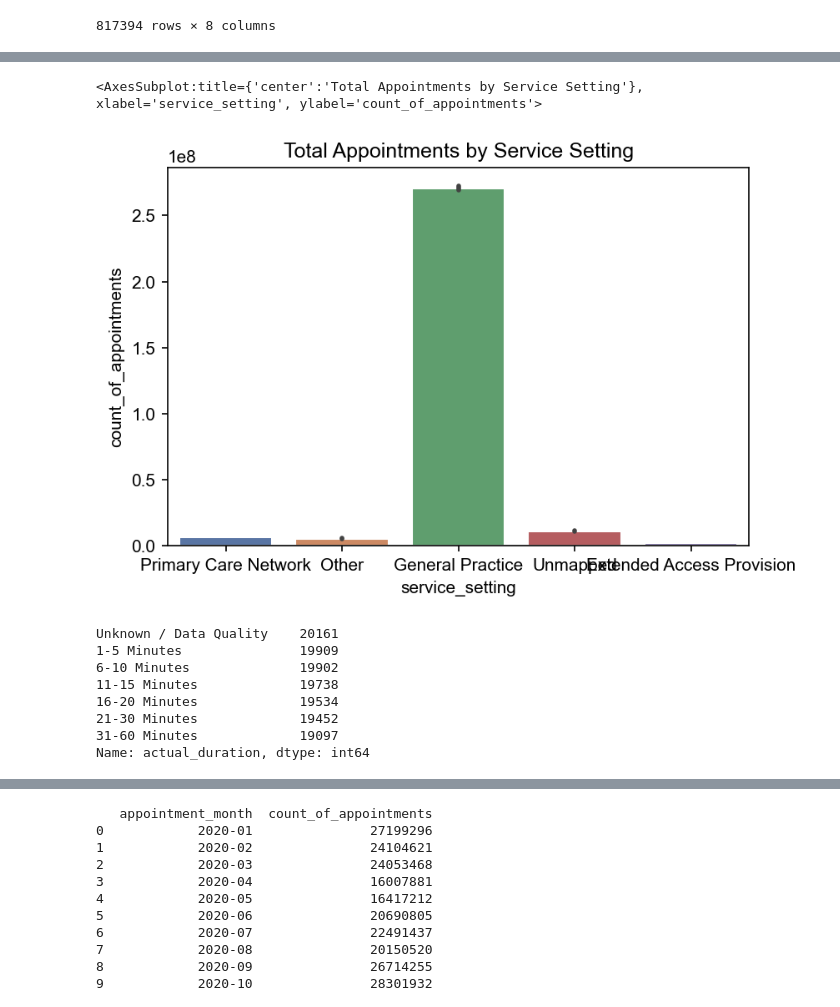
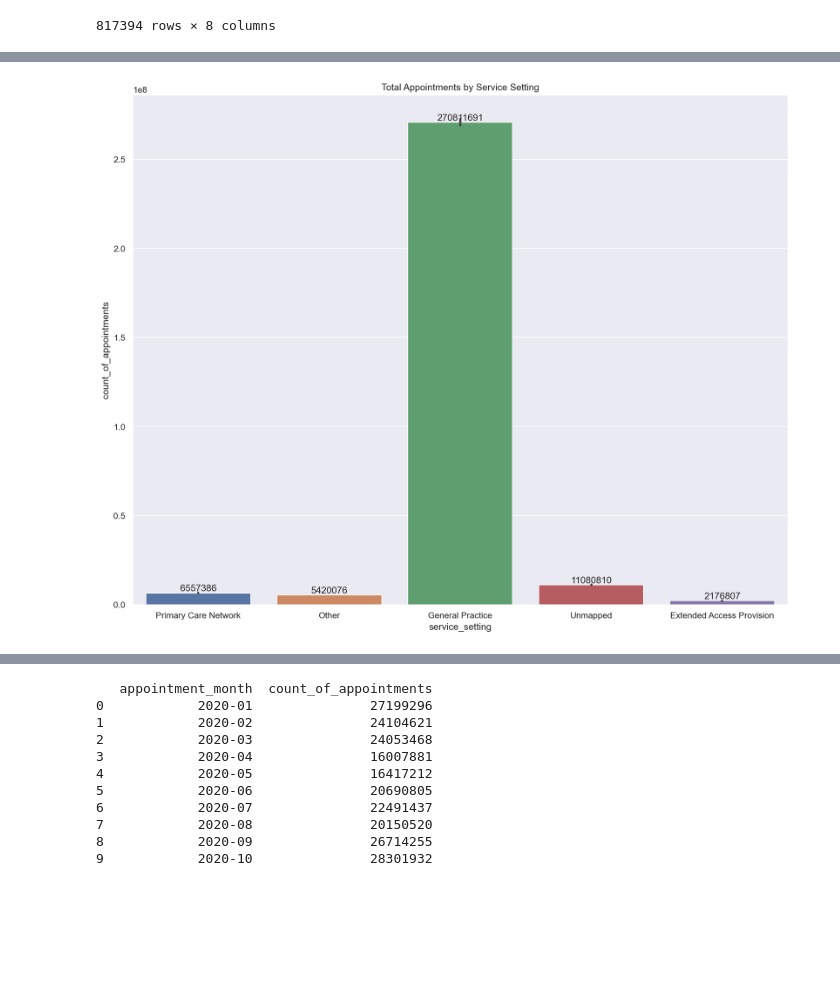
Before and after one commit to ClaireLLawrence/Lawrence_Claire_DA201_Assignment, a Jupyter notebook: Lawrence_Claire_DA201_Assignment_Notebook.ipynb, the cells around one changed output, grey strips where cells are left out. Cells and saved outputs as stored; diff of their text form; code cells hidden in the pictures; blank space fills up the shorter version.

```diff
--- a/Lawrence_Claire_DA201_Assignment_Notebook.ipynb
+++ b/Lawrence_Claire_DA201_Assignment_Notebook.ipynb
@@ -505,0 +435,13 @@ print(setting_apps)
+# %%
+fig, ax = plt.subplots(dpi=150)
+
+sns.set(rc = {'figure.figsize':(12, 15)})
+ax.set_title("Locations with Highest Number of Appointments by Month")
+ax.set_xlabel("Location Name")
+ax.set_ylabel("Total Appointments")
+plt.xticks(rotation=90)
+
+sns.barplot(x='sub_icb_location_name', y='count_of_appointments', estimator=sum, data=most_apps_chart)
+
+for bars in ax.containers:
+    ax.bar_label(bars, fmt='%.0f')
@@ -505,0 +502,13 @@ print(setting_apps)
+# %%
+fig, ax = plt.subplots(dpi=150)
+
+sns.set(rc = {'figure.figsize':(12, 15)})
+ax.set_title("Locations with Lowest Number of Appointments by Month")
+ax.set_xlabel("Location Name")
+ax.set_ylabel("Total Appointments")
+plt.xticks(rotation=90)
+
+sns.barplot(x='sub_icb_location_name', y='count_of_appointments', estimator=sum, data=least_apps_chart)
+
+for bars in ax.containers:
+    ax.bar_label(bars, fmt='%.0f')
@@ -506,12 +517,14 @@ print(setting_apps)
 # %%
 fig, ax = plt.subplots(dpi=150)
 
 sns.set(rc = {'figure.figsize':(10, 10)})
 ax.set_title("Total Appointments by Service Setting")
 ax.set_xlabel("Service Setting")
 ax.set_ylabel("Total Appointments")
 
 sns.barplot(x='service_setting', y='count_of_appointments', estimator=sum, data=nc)
+
+for bars in ax.containers:
+    ax.bar_label(bars, fmt='%.0f')
 # %% [output]
-<AxesSubplot:title={'center':'Total Appointments by Service Setting'}, xlabel='service_setting', ylabel='count_of_appointments'>
-[figure, old version]
+[figure, new version]
@@ -521,11 +530,0 @@ fig.savefig('total_appointments_by_service_setting.jpg')
-# %%
-print(ad['actual_duration'].value_counts())
-# %% [output]
-Unknown / Data Quality    20161
-1-5 Minutes               19909
-6-10 Minutes              19902
-11-15 Minutes             19738
-16-20 Minutes             19534
-21-30 Minutes             19452
-31-60 Minutes             19097
-Name: actual_duration, dtype: int64
```
Also changed, not shown: parts of 74 cells of this notebook.
